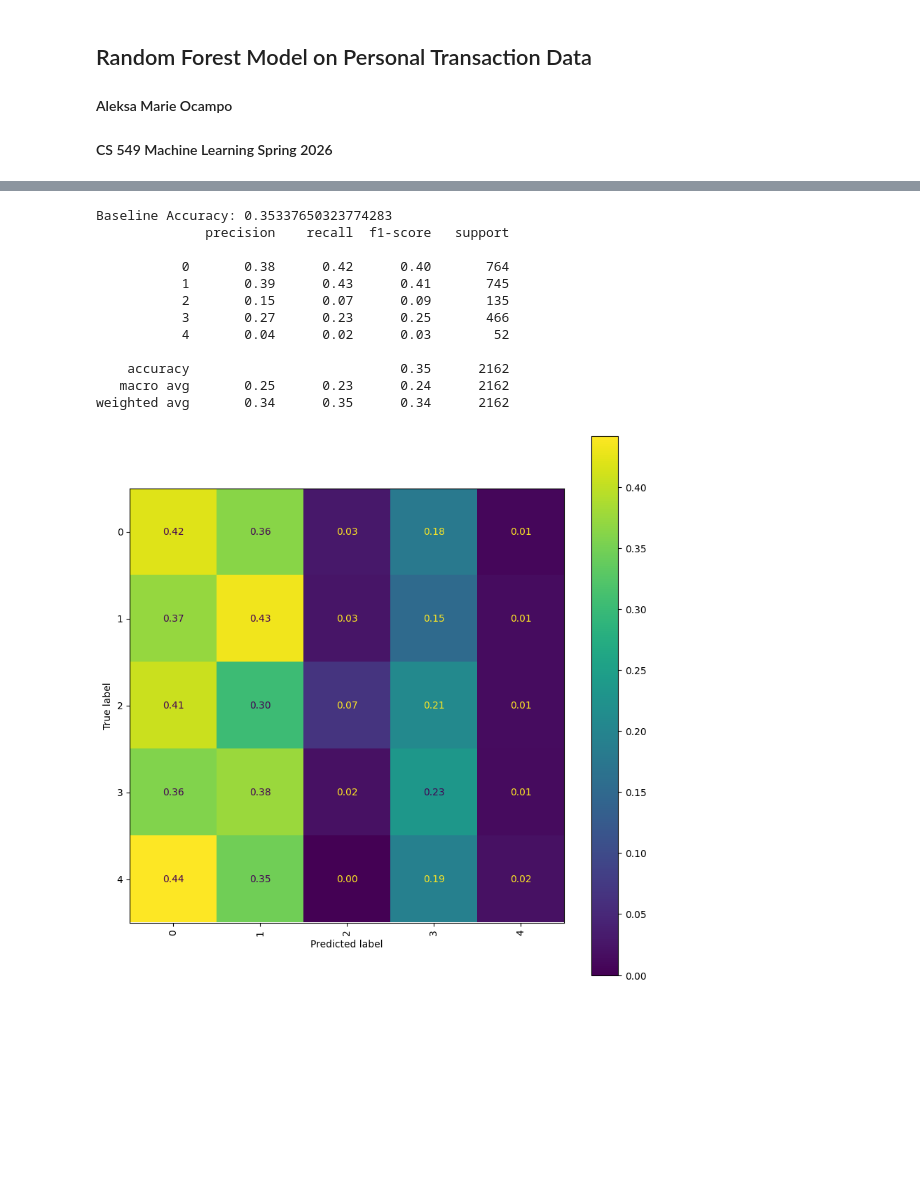
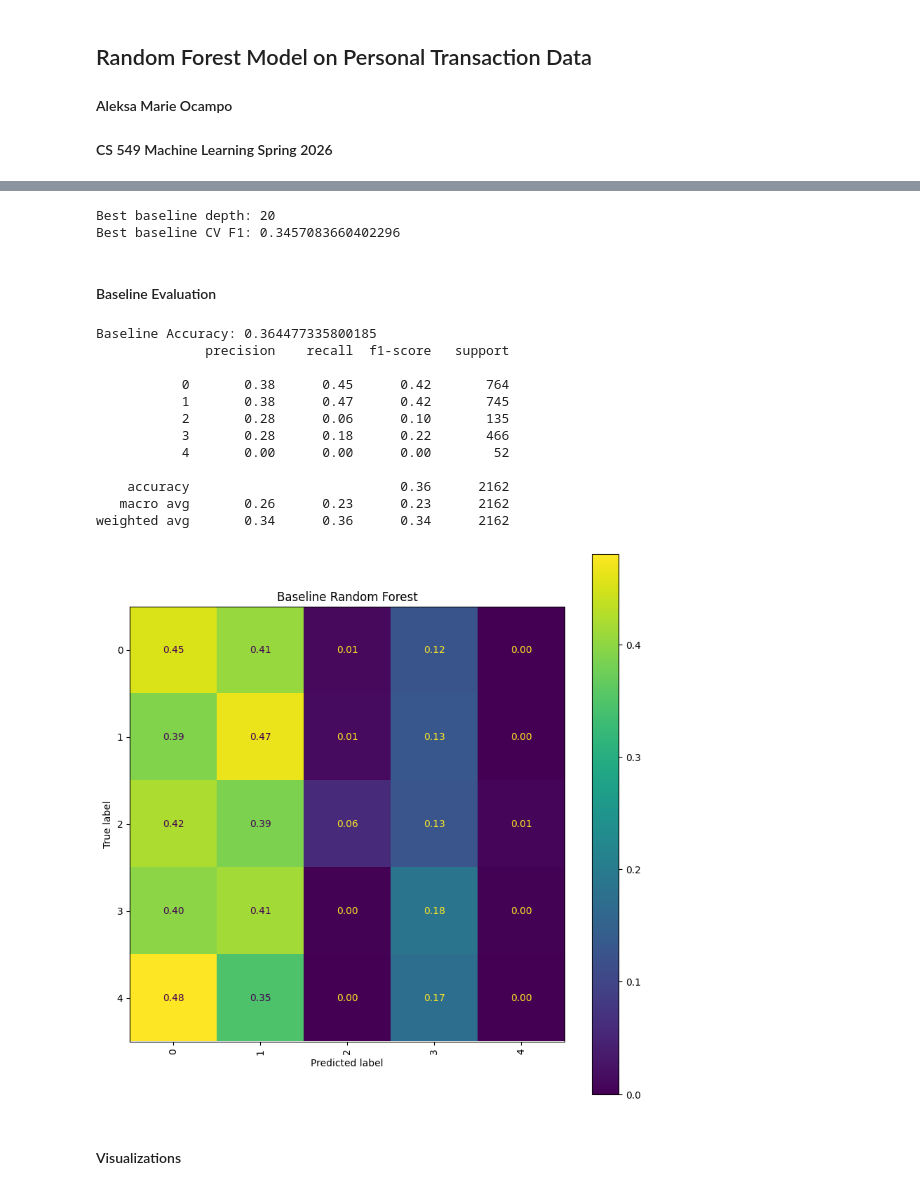
Before and after one commit to AngelaLee03/ProjectFinalReport, a Jupyter notebook: models/random_forest.ipynb, the cells around one changed output, grey strips where cells are left out. Saved outputs shown, nothing was run; the diff lists cells and outputs as text; code cells hidden in the pictures; blank space fills up the shorter version.

Commit message:
updated random forest

```diff
--- a/models/random_forest.ipynb
+++ b/models/random_forest.ipynb
@@ -34,35 +85,55 @@ y_pred_base = base_rf.predict(X_test)
+# %%
+best_index = np.argmax(baseline_cv_f1)
+best_depth = depth_values[best_index]
+
+print("Best baseline depth:", best_depth)
+print("Best baseline CV F1:", baseline_cv_f1[best_index])
+# %% [output]
+Best baseline depth: 20
+Best baseline CV F1: 0.3457083660402296
+# %% [markdown]
+#### Baseline Evaluation
 # %%
 # BASELINE EVALUATION
 # evaluate performance
-from sklearn.metrics import accuracy_score, classification_report, confusion_matrix, ConfusionMatrixDisplay
-import matplotlib.pyplot as plt
+base_rf = RandomForestClassifier(
+    n_estimators=300,
+    max_depth=best_depth,
+    random_state=42
+)
+
+base_rf.fit(X_train, y_train)
+y_pred_base = base_rf.predict(X_test)
 
 print("Baseline Accuracy:", accuracy_score(y_test, y_pred_base))
 print(classification_report(y_test, y_pred_base))
-
-cm = confusion_matrix(y_test, y_pred_base, normalize='true')
-
-fig, ax = plt.subplots(figsize=(10, 10)) # fix to make more readable
-
-disp = ConfusionMatrixDisplay(confusion_matrix=cm)
-disp.plot(ax=ax, values_format=".2f")  # cleaner than default
-
-plt.xticks(rotation=90)
-plt.show()
 # %% [output]
-Baseline Accuracy: 0.35337650323774283
+Baseline Accuracy: 0.364477335800185
               precision    recall  f1-score   support
 
-           0       0.38      0.42      0.40       764
-           1       0.39      0.43      0.41       745
-           2       0.15      0.07      0.09       135
-           3       0.27      0.23      0.25       466
-           4       0.04      0.02      0.03        52
+           0       0.38      0.45      0.42       764
+           1       0.38      0.47      0.42       745
+           2       0.28      0.06      0.10       135
+           3       0.28      0.18      0.22       466
+           4       0.00      0.00      0.00        52
 
-    accuracy                           0.35      2162
-   macro avg       0.25      0.23      0.24      2162
-weighted avg       0.34      0.35      0.34      2162
+    accuracy                           0.36      2162
+   macro avg       0.26      0.23      0.23      2162
+weighted avg       0.34      0.36      0.34      2162
-[figure, removed]
+# %%
+cm = confusion_matrix(y_test, y_pred_base, normalize='true')
+
+fig, ax = plt.subplots(figsize=(10, 10))
+disp = ConfusionMatrixDisplay(confusion_matrix=cm)
+disp.plot(ax=ax, values_format=".2f")
+
+plt.xticks(rotation=90)
+plt.title("Baseline Random Forest")
+plt.show()
+# %% [output]
+[figure, added]
+# %% [markdown]
+#### Visualizations
 # %%
 # result visualizations (tree visualization)
 from sklearn.tree import export_graphviz
```
Also changed, not shown: parts of 15 cells of this notebook.
